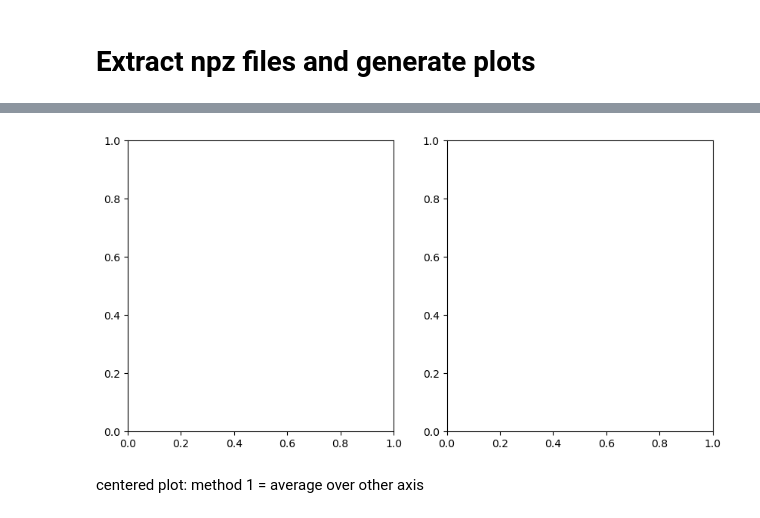
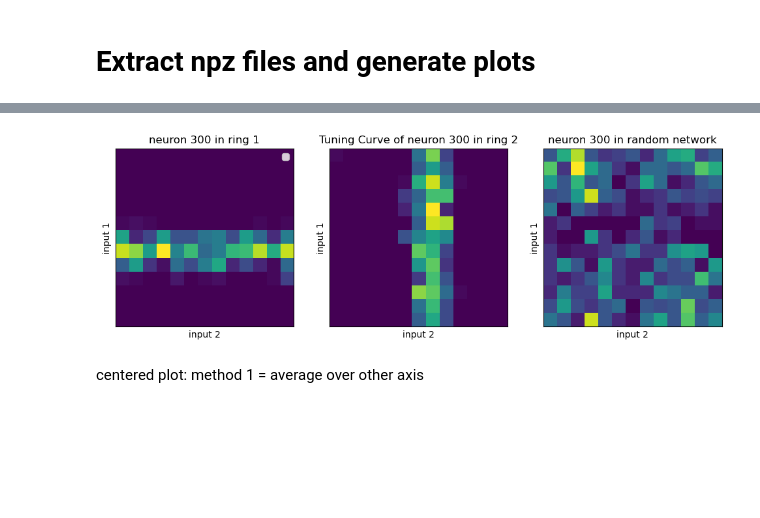
Before and after one commit to derek1909/FlexibleWorkingMemory, a Jupyter notebook: plotter.ipynb, the cells around one changed output, grey strips where cells are left out. Drawn from its saved outputs; the diff is of its cells as text; code cells hidden in the pictures; blank space fills up the shorter version.

Commit message:
making 2D tuning curves

```diff
--- a/plotter.ipynb
+++ b/plotter.ipynb
@@ -52,5 +53,4 @@ Total running time: 3617.39 seconds
 # %%
-# Load the Matrix_tuning.npz file
 npzfile = np.load(f'{folder_path}/simulation_psth.npz')
 psth_rn = npzfile['psth_rn']
 psth_rcn = npzfile['psth_rcn']
@@ -67,73 +67,53 @@ firing_rate_rcn = np.average(psth_rcn, axis=0) / 0.1  # Average over trials. Spi
 print('firing_rate_rn', firing_rate_rn.shape)
 print('firing_rate_rcn', firing_rate_rcn.shape)
 
-# Example plot with overlayed lines colored by their index
-neuron_indices_rn = np.linspace(0,rn_len-1,num=8,dtype=int32) # Example indices for lines to plot
-neuron_indices_rcn = np.linspace(0,rcn_len-1,num=5,dtype=int32) # Example indices for lines to plot
+# # Example plot with overlayed lines colored by their index
+# neuron_indices_rn = np.linspace(0,rn_len-1,num=1,dtype=int32) # Example indices for lines to plot
+# neuron_indices_rcn = np.linspace(0,rcn_len-1,num=1,dtype=int32) # Example indices for lines to plot
 
-print(neuron_indices_rn)
+# print('neuron_indices_rn',neuron_indices_rn)
+# print('neuron_indices_rcn',neuron_indices_rcn)
+
 color_axis = (stimuli_grid / rn_len - 0.5) * 2 * np.pi
 
 # Create figure and subplots
-fig, axs = plt.subplots(1, 2, figsize=(10, 5))
+fig, axs = plt.subplots(1, 3, figsize=(12, 5))
 
 # First subplot: Tuning curves plot
 cmap = plt.cm.get_cmap('hsv', rn_len)  # HSV colormap with 512 distinct colors
-for idx in neuron_indices_rn:
-    color = cmap(idx / rn_len)  # Normalize index to [0,1] and get color
-    axs[0].plot(color_axis, firing_rate_rn[:, idx], color=color)
-
-for idx in neuron_indices_rcn:
-    color = cmap(stimuli_grid[np.argmax(firing_rate_rcn[:, idx])]/rn_len) #cmap(idx / 512.0)  # Normalize index to [0,1] and get color
-    axs[1].plot(color_axis, firing_rate_rcn[:, idx], color=color)
+    # color = cmap(idx / rn_len)  # Normalize index to [0,1] and get color
 
 
-# Set titles, labels, limits, and grids
-axs[0].set_title('Tuning Curves in Recurrent Network')
-# axs[0].set_xlabel('Stimuli (colors)')
-axs[0].set_ylabel('Firing Rate (Hz)')
-axs[0].set_xlim([-np.pi, np.pi])  # Ensure the x-axis spans from -pi to pi
-axs[0].set_ylim([0, 80])
+idx=300
+
+axs[0].imshow(firing_rate_rn[:,:,0, idx])
+axs[1].imshow(firing_rate_rn[:,:,1, idx])
+axs[2].imshow(firing_rate_rcn[:,:, idx])
+
+
+axs[0].set_title(f'neuron {idx} in ring 1')
+axs[0].set_ylabel('input 1')
+axs[0].set_xlabel('input 2')
 axs[0].set_xticks([])
+axs[0].set_yticks([])
 # axs[0].set_xticklabels([r'$-\pi$', r'$-\pi/2$', '0', r'$\pi/2$', r'$\pi$'])
-axs[0].grid(True)
+# axs[0].grid(True)
 axs[0].legend()
 
-axs[1].set_title('Tuning Curves in Random Connected Network')
+axs[1].set_title(f'Tuning Curve of neuron {idx} in ring 2')
 # axs[1].set_xlabel('Stimuli (colors)')
-axs[1].set_ylabel('Firing Rate (Hz)')
-axs[1].set_xlim([-np.pi, np.pi])  # Ensure the x-axis spans from -pi to pi
-axs[1].set_ylim([0, 80])
+axs[1].set_ylabel('input 1')
+axs[1].set_xlabel('input 2')
 axs[1].set_xticks([])
+axs[1].set_yticks([])
 # axs[1].set_xticklabels([r'$-\pi$', r'$-\pi/2$', '0', r'$\pi/2$', r'$\pi$'])
-axs[1].grid(True)
-axs[1].legend()
 
-# Create a scalar mappable for the color bar (showing colors from -pi to pi)
-norm = mpl.colors.Normalize(vmin=-np.pi, vmax=np.pi)
-sm = mpl.cm.ScalarMappable(cmap=cmap, norm=norm)
-sm.set_array([])
+axs[2].set_title(f'neuron {idx} in random network')
+# axs[1].set_xlabel('Stimuli (colors)')
+axs[2].set_ylabel('input 1')
+axs[2].set_xlabel('input 2')
+axs[2].set_xticks([])
+axs[2].set_yticks([])
 
-# Add two identical colorbars beneath the plots
-cbar_ax1 = fig.add_axes([0.0612, 0.17, 0.433, 0.015])  # Position for colorbar 1
-cbar_ax2 = fig.add_axes([0.5535, 0.17, 0.433, 0.015])  # Position for colorbar 2
-
-# Create the colorbars
-cbar1 = plt.colorbar(sm, cax=cbar_ax1, orientation='horizontal')
-cbar2 = plt.colorbar(sm, cax=cbar_ax2, orientation='horizontal')
-
-# Set colorbar labels
-cbar1.set_label(r'Stimuli')
-cbar2.set_label(r'Stimuli')
-cbar1.set_ticks([-np.pi, -np.pi / 2, 0, np.pi / 2, np.pi])
-cbar1.set_ticklabels([r'$-\pi$', r'$-\pi/2$', '0', r'$\pi/2$', r'$\pi$'])
-cbar2.set_ticks([-np.pi, -np.pi / 2, 0, np.pi / 2, np.pi])
-cbar2.set_ticklabels([r'$-\pi$', r'$-\pi/2$', '0', r'$\pi/2$', r'$\pi$'])
-# Adjust layout for better spacing
-
-fig.text(0.1,0.05,'color of tuning curve indicates prefered/selective color of the neuron')
-
-plt.tight_layout(rect=[0, 0.15, 1, 1])  # Leave space at the bottom for colorbars
-# Show the figure
 plt.show()
 # %% [output]
@@ -146,4 +124,4 @@ ValueError: x and y can be no greater than 2D, but have shapes (16,) and (16, 2,
-[figure, old version]
+[figure, new version]
 # %% [markdown]
 centered plot: method 1 = average over other axis
 # %%
```
Also changed, not shown: parts of 6 cells of this notebook, 3 other files.
